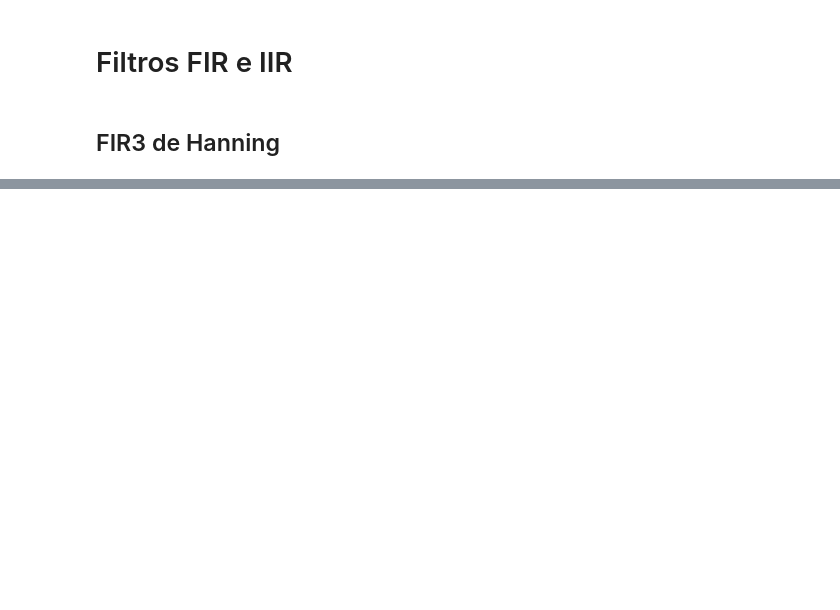
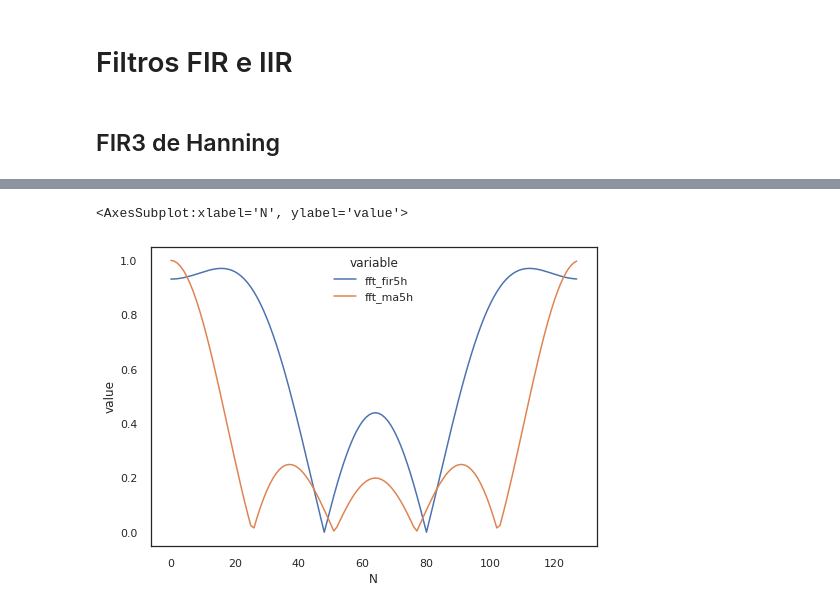
Before and after one commit to juanknebel/series-temporales-2020, a Jupyter notebook: notebooks/09-filtros_fir_iir.ipynb, the cells around one changed output, grey strips where cells are left out. Saved outputs shown, nothing was run; the diff lists cells and outputs as text; code cells hidden in the pictures; blank space fills up the shorter version.

```diff
--- a/notebooks/09-filtros_fir_iir.ipynb
+++ b/notebooks/09-filtros_fir_iir.ipynb
@@ -167,0 +64,23 @@ plt.show()
+# %%
+N = 128
+
+fir5h = np.zeros(N)
+fir5h[0] = -3/25
+fir5h[1] = 12/35
+fir5h[2] = 17/35
+fir5h[3] = 12/35
+fir5h[4] = -3/25
+
+ma5h = np.zeros(N)
+ma5h[0:5] = 1/5
+
+df_fir5h = pd.DataFrame({
+    'N': np.arange(N),
+    'fft_fir5h': np.abs(fft(fir5h)),
+    'fft_ma5h': np.abs(fft(ma5h))
+})
+
+sns.lineplot(x="N", y="value", hue='variable', data=pd.melt(df_fir5h, 'N'))
+# %% [output]
+<AxesSubplot:xlabel='N', ylabel='value'>
+[figure, added]
```
Also changed, not shown: parts of 39 cells of this notebook.
